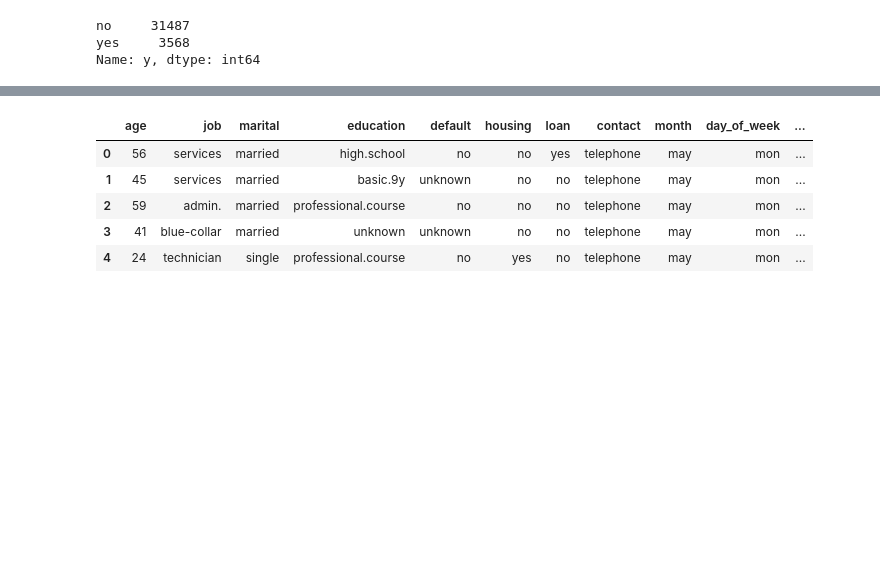
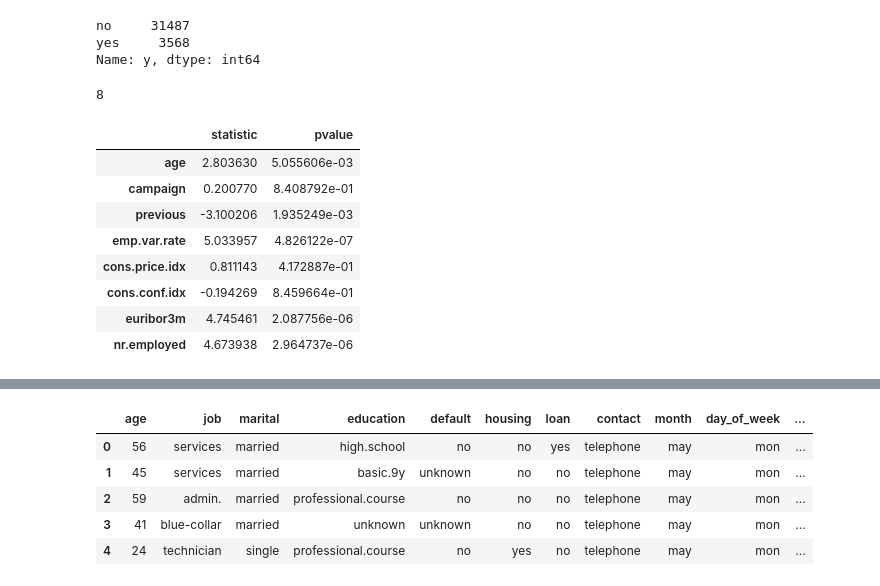
Before and after one commit to yfundorac/final-project, a Jupyter notebook: main.ipynb, the cells around one changed output, grey strips where cells are left out. Cells and saved outputs as stored; diff of their text form; code cells hidden in the pictures; blank space fills up the shorter version.

```diff
--- a/main.ipynb
+++ b/main.ipynb
@@ -185,0 +192,4 @@ Name: y, dtype: int64
+# %%
+len(column_list)
+# %% [output]
+8
@@ -185,0 +199,30 @@ Name: y, dtype: int64
+# %%
+newdf = df.select_dtypes(include=['int64', 'float64'])
+column_list = [x for x in newdf.columns]
+t_test_results = {}
+alpha = 0.05
+
+pvalue = [0.04, 0.04, 0.04, 0.04, 0.04, 0.04, 0.04, 0.04]
+
+while check(pvalue, alpha):
+    for column in column_list:
+        df_sample = df.where(df['y'] == 'no').sample(n = 4000).dropna()
+        group1 = df_sample[column]
+        group2 = newdf[column]
+        # add the output to the dictionary
+        t_test_results[column] = s.ttest_ind(group1, group2)
+    results_df = pd.DataFrame.from_dict(t_test_results, orient='Index')
+    results_df.columns = ['statistic','pvalue']
+    pvalue = list(results_df['pvalue'])
+
+results_df
+# %% [output]
+|  | statistic | pvalue |
+| age | 2.803630 | 5.055606e-03 |
+| campaign | 0.200770 | 8.408792e-01 |
+| previous | -3.100206 | 1.935249e-03 |
+| emp.var.rate | 5.033957 | 4.826122e-07 |
+| cons.price.idx | 0.811143 | 4.172887e-01 |
+| cons.conf.idx | -0.194269 | 8.459664e-01 |
+| euribor3m | 4.745461 | 2.087756e-06 |
+| nr.employed | 4.673938 | 2.964737e-06 |
```
Also changed, not shown: parts of 17 cells of this notebook.
